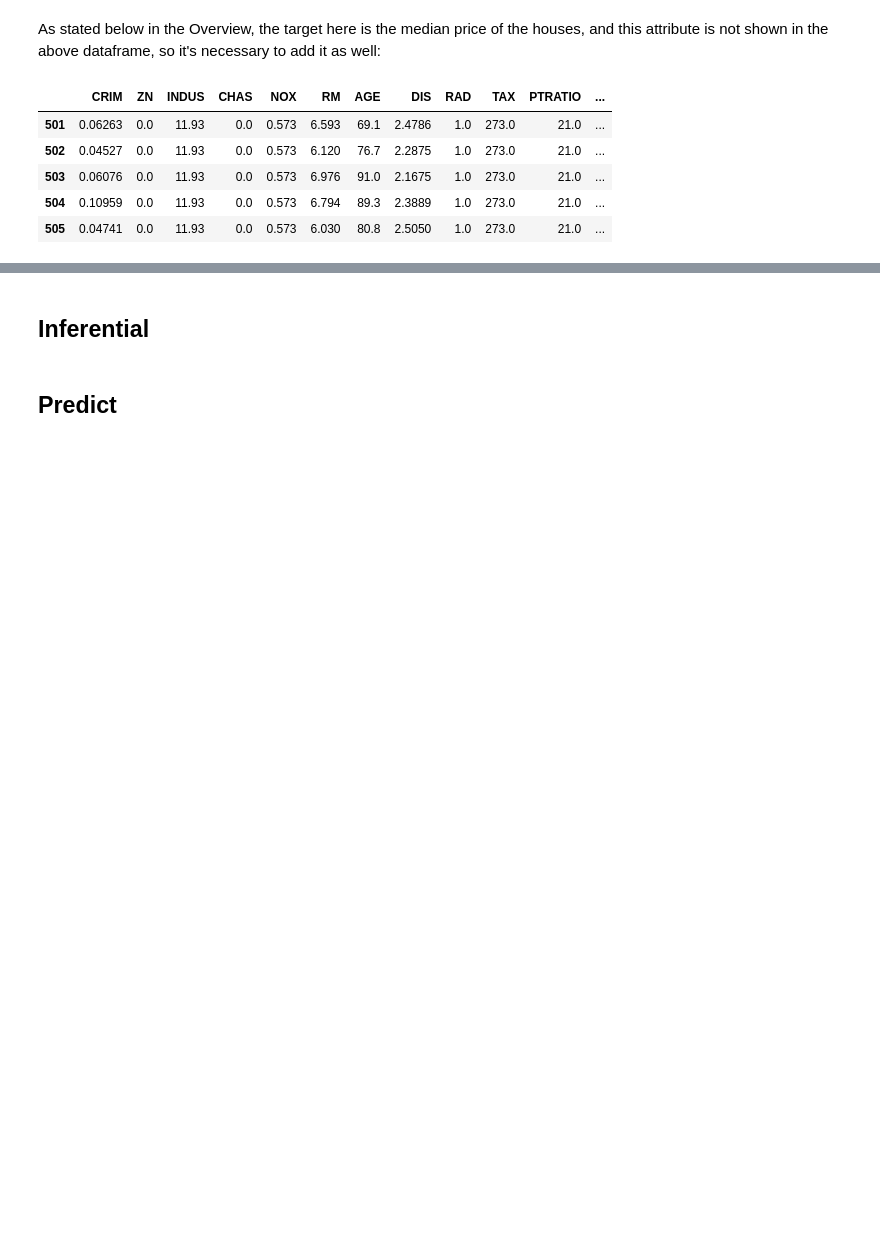
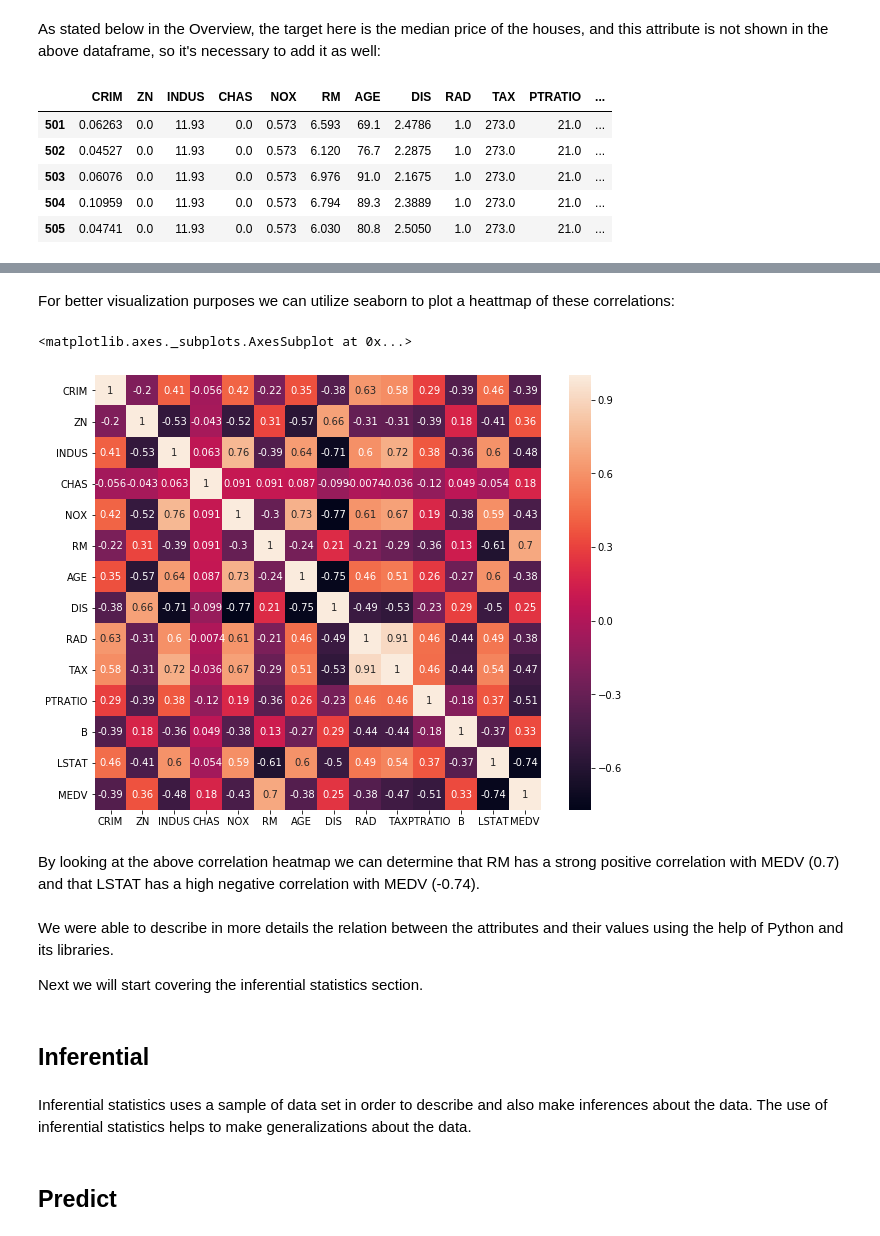
Before and after one commit to strokk/machine-learning-project-2019, a Jupyter notebook: boston-housing.ipynb, the cells around one changed output, grey strips where cells are left out. Cells and saved outputs as stored; diff of their text form; code cells hidden in the pictures; blank space fills up the shorter version.

```diff
--- a/boston-housing.ipynb
+++ b/boston-housing.ipynb
@@ -116,5 +156,21 @@ df.describe()
+# %% [markdown]
+For better visualization purposes we can utilize seaborn to plot a heattmap of these correlations:
+# %%
+plt.figure(figsize=(10,8))
+sns.heatmap(data=df.corr(), annot=True)
+# %% [output]
+<matplotlib.axes._subplots.AxesSubplot at 0x...>
+[figure, added]
+# %% [markdown]
+By looking at the above correlation heatmap we can determine that RM has a strong positive correlation with MEDV (0.7) and that LSTAT has a high negative correlation with MEDV (-0.74).
+# %% [markdown]
+We were able to describe in more details the relation between the attributes and their values using the help of Python and its libraries.
+
+Next we will start covering the inferential statistics section.
 # %% [markdown]
 ## Inferential
+# %% [markdown]
+Inferential statistics uses a sample of data set in order to describe and also make inferences about the data. The use of inferential statistics helps to make generalizations about the data.
 # %% [markdown]
 ## Predict
 # %% [markdown]
```
Also changed, not shown: parts of 9 cells of this notebook.
